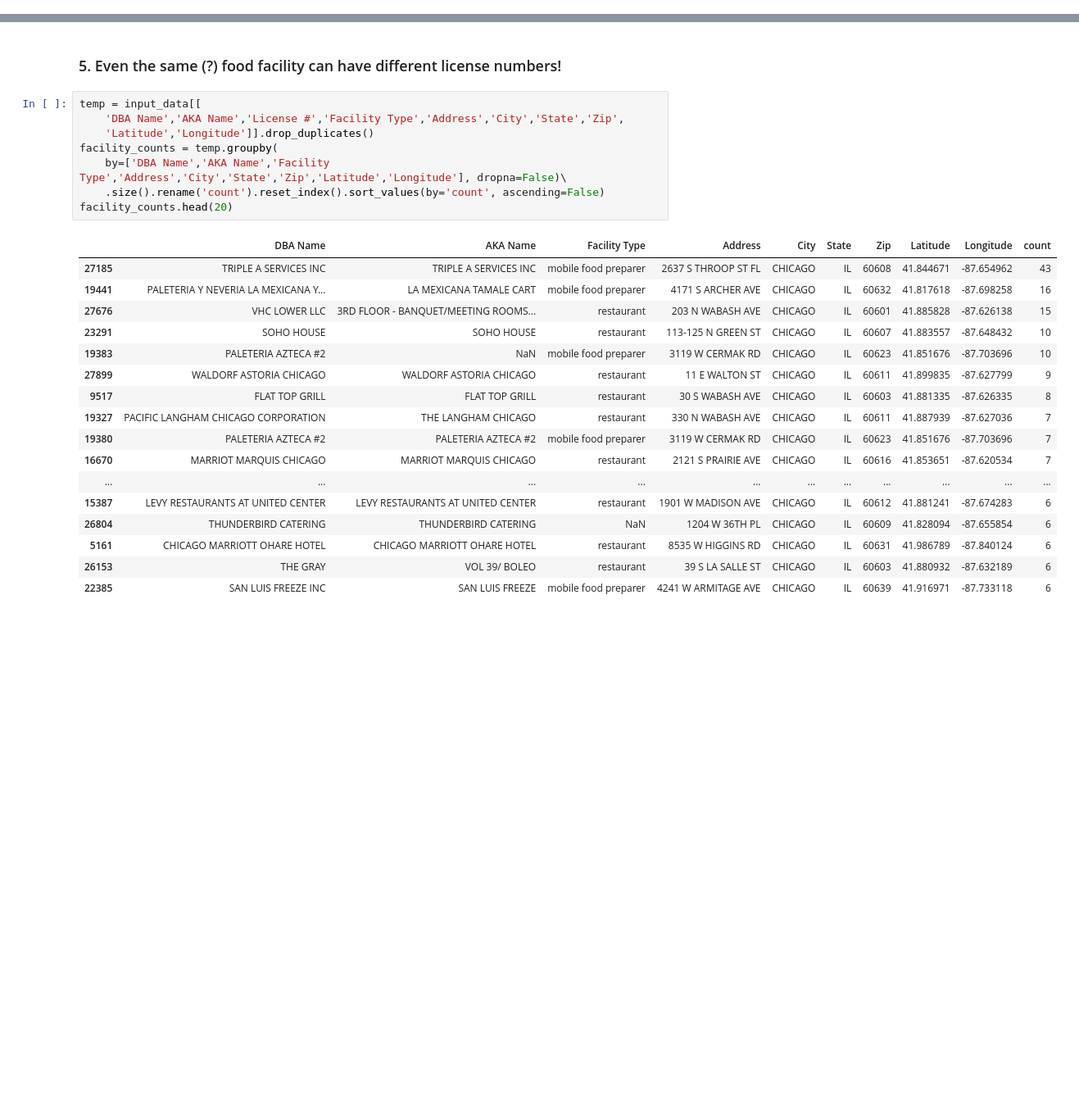
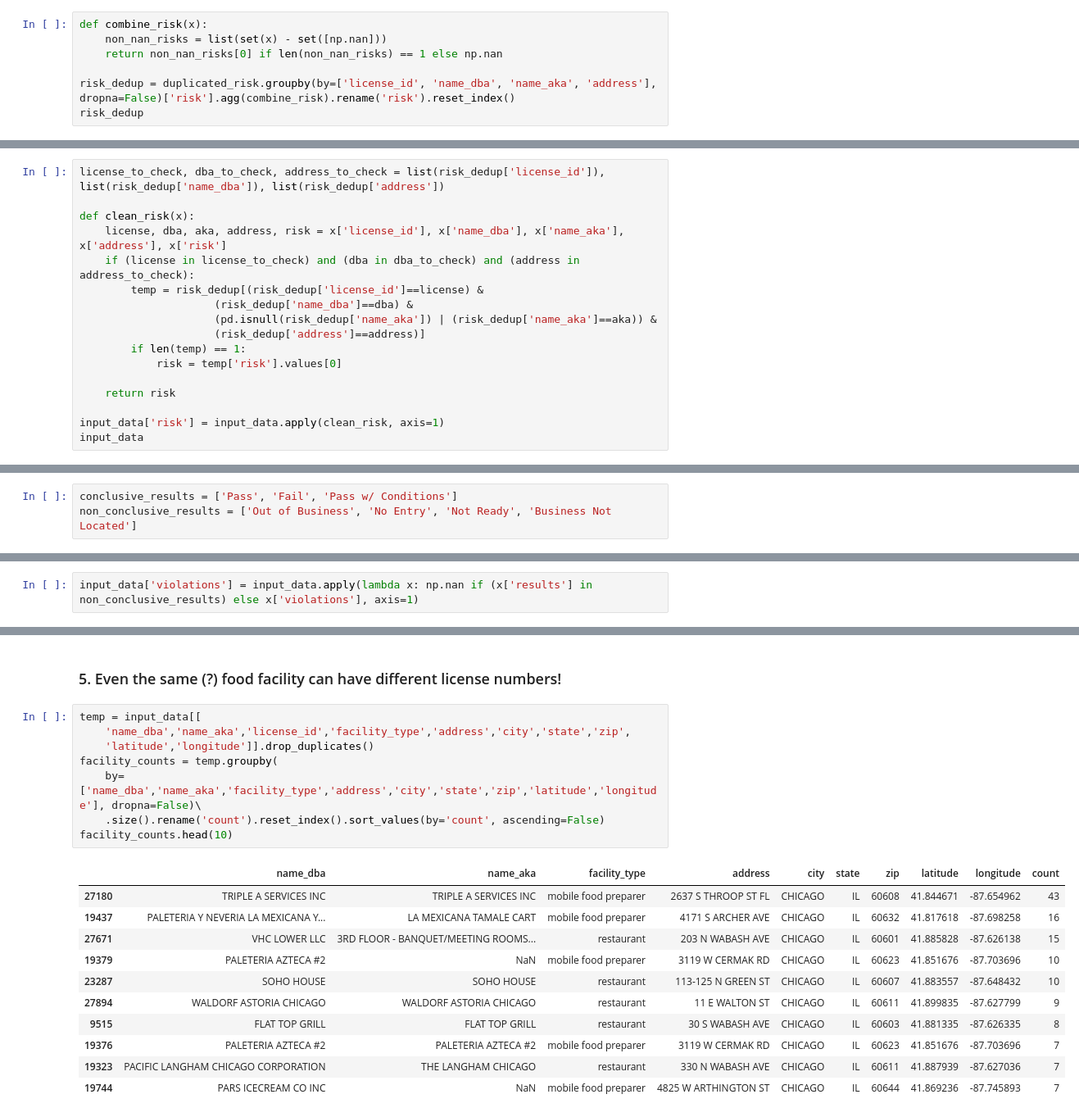
Before and after one commit to delongmeng/Chicago_Food_Inspection, a Jupyter notebook: data_cleaning_step_3b.ipynb, the cells around one changed output, grey strips where cells are left out. Shown at 82% size. Cells and saved outputs as stored; diff of their text form; blank space fills up the shorter version.

Commit message:
finish up cleaning steps

```diff
--- a/data_cleaning_step_3b.ipynb
+++ b/data_cleaning_step_3b.ipynb
@@ -354,0 +751,7 @@ Confirm the change:
+# %%
+def combine_risk(x):
+    non_nan_risks = list(set(x) - set([np.nan]))
+    return non_nan_risks[0] if len(non_nan_risks) == 1 else np.nan
+
+risk_dedup = duplicated_risk.groupby(by=['license_id', 'name_dba', 'name_aka', 'address'], dropna=False)['risk'].agg(combine_risk).rename('risk').reset_index()
+risk_dedup
@@ -354,0 +776,17 @@ Confirm the change:
+# %%
+license_to_check, dba_to_check, address_to_check = list(risk_dedup['license_id']), list(risk_dedup['name_dba']), list(risk_dedup['address'])
+
+def clean_risk(x):
+    license, dba, aka, address, risk = x['license_id'], x['name_dba'], x['name_aka'], x['address'], x['risk']
+    if (license in license_to_check) and (dba in dba_to_check) and (address in address_to_check):
+        temp = risk_dedup[(risk_dedup['license_id']==license) &
+                     (risk_dedup['name_dba']==dba) &
+                     (pd.isnull(risk_dedup['name_aka']) | (risk_dedup['name_aka']==aka)) &
+                     (risk_dedup['address']==address)]
+        if len(temp) == 1:
+            risk = temp['risk'].values[0]
+
+    return risk
+
+input_data['risk'] = input_data.apply(clean_risk, axis=1)
+input_data
@@ -359,0 +830,3 @@ temp[temp.duplicated(subset=['License #', 'DBA Name', 'AKA Name', 'Address'], ke
+# %%
+conclusive_results = ['Pass', 'Fail', 'Pass w/ Conditions']
+non_conclusive_results = ['Out of Business', 'No Entry', 'Not Ready', 'Business Not Located']
@@ -359,0 +854,2 @@ temp[temp.duplicated(subset=['License #', 'DBA Name', 'AKA Name', 'Address'], ke
+# %%
+input_data['violations'] = input_data.apply(lambda x: np.nan if (x['results'] in non_conclusive_results) else x['violations'], axis=1)
@@ -561,30 +1056,24 @@ temp[temp.duplicated(subset=['Address', 'City', 'State', 'Zip', 'Latitude','Long
 ### 5. Even the same (?) food facility can have different license numbers!
 # %%
 temp = input_data[[
-    'DBA Name','AKA Name','License #','Facility Type','Address','City','State','Zip',
-    'Latitude','Longitude']].drop_duplicates()
+    'name_dba','name_aka','license_id','facility_type','address','city','state','zip',
+    'latitude','longitude']].drop_duplicates()
 facility_counts = temp.groupby(
-    by=['DBA Name','AKA Name','Facility Type','Address','City','State','Zip','Latitude','Longitude'], dropna=False)\
+    by=['name_dba','name_aka','facility_type','address','city','state','zip','latitude','longitude'], dropna=False)\
     .size().rename('count').reset_index().sort_values(by='count', ascending=False)
-facility_counts.head(20)
+facility_counts.head(10)
 # %% [output]
-|  | DBA Name | AKA Name | Facility Type | Address | City | State | Zip | Latitude | Longitude | count |
-| 27185 | TRIPLE A SERVICES INC | TRIPLE A SERVICES INC | mobile food preparer | 2637 S THROOP ST FL | CHICAGO | IL | 60608 | 41.844671 | -87.654962 | 43 |
-| 19441 | PALETERIA Y NEVERIA LA MEXICANA Y... | LA MEXICANA TAMALE CART | mobile food preparer | 4171 S ARCHER AVE | CHICAGO | IL | 60632 | 41.817618 | -87.698258 | 16 |
-| 27676 | VHC LOWER LLC | 3RD FLOOR - BANQUET/MEETING ROOMS... | restaurant | 203 N WABASH AVE | CHICAGO | IL | 60601 | 41.885828 | -87.626138 | 15 |
-| 23291 | SOHO HOUSE | SOHO HOUSE | restaurant | 113-125 N GREEN ST | CHICAGO | IL | 60607 | 41.883557 | -87.648432 | 10 |
-| 19383 | PALETERIA AZTECA #2 | NaN | mobile food preparer | 3119 W CERMAK RD | CHICAGO | IL | 60623 | 41.851676 | -87.703696 | 10 |
-| 27899 | WALDORF ASTORIA CHICAGO | WALDORF ASTORIA CHICAGO | restaurant | 11 E WALTON ST | CHICAGO | IL | 60611 | 41.899835 | -87.627799 | 9 |
-| 9517 | FLAT TOP GRILL | FLAT TOP GRILL | restaurant | 30 S WABASH AVE | CHICAGO | IL | 60603 | 41.881335 | -87.626335 | 8 |
-| 19327 | PACIFIC LANGHAM CHICAGO CORPORATION | THE LANGHAM CHICAGO | restaurant | 330 N WABASH AVE | CHICAGO | IL | 60611 | 41.887939 | -87.627036 | 7 |
-| 19380 | PALETERIA AZTECA #2 | PALETERIA AZTECA #2 | mobile food preparer | 3119 W CERMAK RD | CHICAGO | IL | 60623 | 41.851676 | -87.703696 | 7 |
-| 16670 | MARRIOT MARQUIS CHICAGO | MARRIOT MARQUIS CHICAGO | restaurant | 2121 S PRAIRIE AVE | CHICAGO | IL | 60616 | 41.853651 | -87.620534 | 7 |
-| ... | ... | ... | ... | ... | ... | ... | ... | ... | ... | ... |
-| 15387 | LEVY RESTAURANTS AT UNITED CENTER | LEVY RESTAURANTS AT UNITED CENTER | restaurant | 1901 W MADISON AVE | CHICAGO | IL | 60612 | 41.881241 | -87.674283 | 6 |
-| 26804 | THUNDERBIRD CATERING | THUNDERBIRD CATERING | NaN | 1204 W 36TH PL | CHICAGO | IL | 60609 | 41.828094 | -87.655854 | 6 |
-| 5161 | CHICAGO MARRIOTT OHARE HOTEL | CHICAGO MARRIOTT OHARE HOTEL | restaurant | 8535 W HIGGINS RD | CHICAGO | IL | 60631 | 41.986789 | -87.840124 | 6 |
-| 26153 | THE GRAY | VOL 39/ BOLEO | restaurant | 39 S LA SALLE ST | CHICAGO | IL | 60603 | 41.880932 | -87.632189 | 6 |
-| 22385 | SAN LUIS FREEZE INC | SAN LUIS FREEZE | mobile food preparer | 4241 W ARMITAGE AVE | CHICAGO | IL | 60639 | 41.916971 | -87.733118 | 6 |
+|  | name_dba | name_aka | facility_type | address | city | state | zip | latitude | longitude | count |
+| 27180 | TRIPLE A SERVICES INC | TRIPLE A SERVICES INC | mobile food preparer | 2637 S THROOP ST FL | CHICAGO | IL | 60608 | 41.844671 | -87.654962 | 43 |
+| 19437 | PALETERIA Y NEVERIA LA MEXICANA Y... | LA MEXICANA TAMALE CART | mobile food preparer | 4171 S ARCHER AVE | CHICAGO | IL | 60632 | 41.817618 | -87.698258 | 16 |
+| 27671 | VHC LOWER LLC | 3RD FLOOR - BANQUET/MEETING ROOMS... | restaurant | 203 N WABASH AVE | CHICAGO | IL | 60601 | 41.885828 | -87.626138 | 15 |
+| 19379 | PALETERIA AZTECA #2 | NaN | mobile food preparer | 3119 W CERMAK RD | CHICAGO | IL | 60623 | 41.851676 | -87.703696 | 10 |
+| 23287 | SOHO HOUSE | SOHO HOUSE | restaurant | 113-125 N GREEN ST | CHICAGO | IL | 60607 | 41.883557 | -87.648432 | 10 |
+| 27894 | WALDORF ASTORIA CHICAGO | WALDORF ASTORIA CHICAGO | restaurant | 11 E WALTON ST | CHICAGO | IL | 60611 | 41.899835 | -87.627799 | 9 |
+| 9515 | FLAT TOP GRILL | FLAT TOP GRILL | restaurant | 30 S WABASH AVE | CHICAGO | IL | 60603 | 41.881335 | -87.626335 | 8 |
+| 19376 | PALETERIA AZTECA #2 | PALETERIA AZTECA #2 | mobile food preparer | 3119 W CERMAK RD | CHICAGO | IL | 60623 | 41.851676 | -87.703696 | 7 |
+| 19323 | PACIFIC LANGHAM CHICAGO CORPORATION | THE LANGHAM CHICAGO | restaurant | 330 N WABASH AVE | CHICAGO | IL | 60611 | 41.887939 | -87.627036 | 7 |
+| 19744 | PARS ICECREAM CO INC | NaN | mobile food preparer | 4825 W ARTHINGTON ST | CHICAGO | IL | 60644 | 41.869236 | -87.745893 | 7 |
 # %%
 print(f"{len(facility_counts[facility_counts['count']>1])} such facilities are involved!")
 print(f"That's {round(100*len(facility_counts[facility_counts['count']>1])/len(facility_counts), 2)}% of all facilities!!")
```
Also changed, not shown: parts of 222 cells of this notebook.
